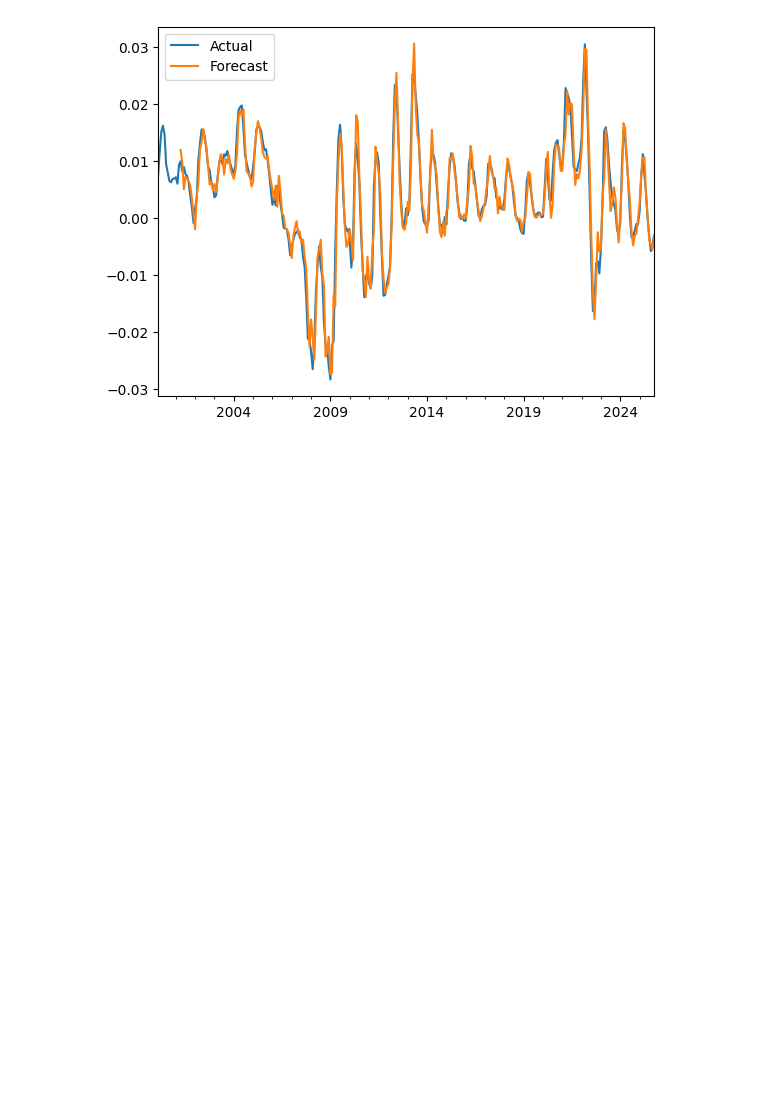
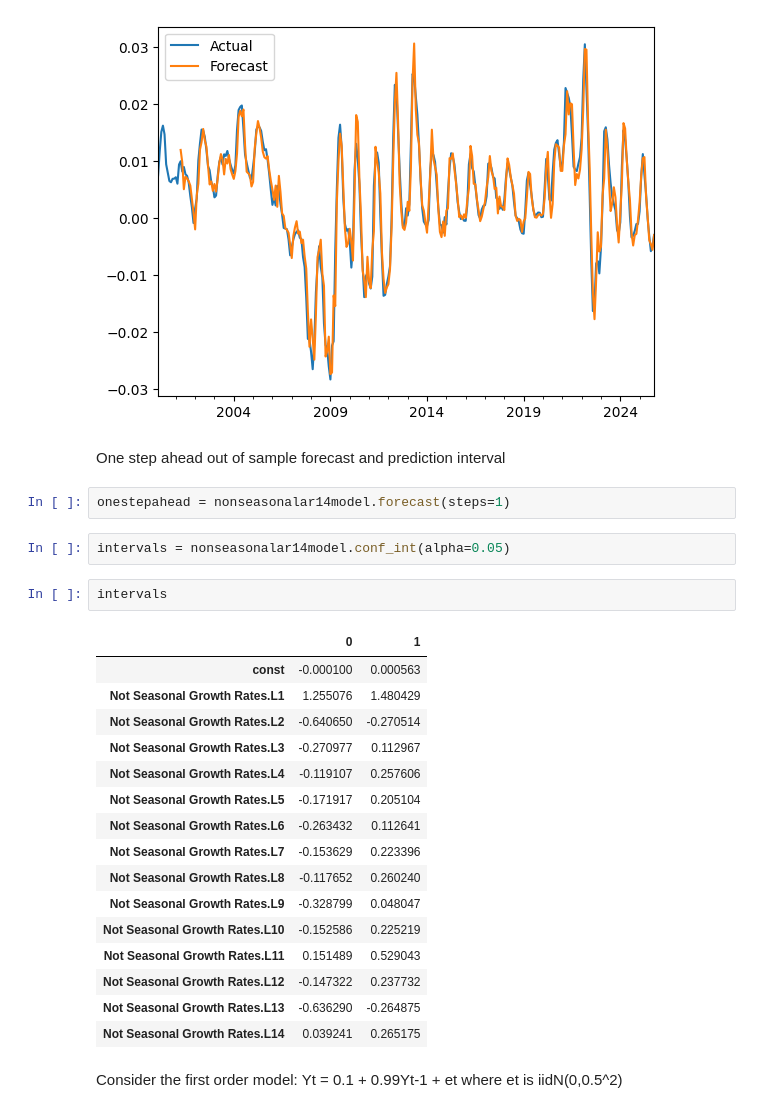
Before and after one commit to ericbeechen/TimeSeries, a Jupyter notebook: HW1.ipynb, the cells around one changed output. Saved outputs shown, nothing was run; the diff lists cells and outputs as text; blank space fills up the shorter version.

```diff
--- a/HW1.ipynb
+++ b/HW1.ipynb
@@ -147,3 +149,30 @@ results.plot()
 # %% [output]
 <Axes: >
 [figure]
+# %% [markdown]
+One step ahead out of sample forecast and prediction interval
+# %%
+onestepahead = nonseasonalar14model.forecast(steps=1)
+# %%
+intervals = nonseasonalar14model.conf_int(alpha=0.05)
+# %%
+intervals
+# %% [output]
+|  | 0 | 1 |
+| const | -0.000100 | 0.000563 |
+| Not Seasonal Growth Rates.L1 | 1.255076 | 1.480429 |
+| Not Seasonal Growth Rates.L2 | -0.640650 | -0.270514 |
+| Not Seasonal Growth Rates.L3 | -0.270977 | 0.112967 |
+| Not Seasonal Growth Rates.L4 | -0.119107 | 0.257606 |
+| Not Seasonal Growth Rates.L5 | -0.171917 | 0.205104 |
+| Not Seasonal Growth Rates.L6 | -0.263432 | 0.112641 |
+| Not Seasonal Growth Rates.L7 | -0.153629 | 0.223396 |
+| Not Seasonal Growth Rates.L8 | -0.117652 | 0.260240 |
+| Not Seasonal Growth Rates.L9 | -0.328799 | 0.048047 |
+| Not Seasonal Growth Rates.L10 | -0.152586 | 0.225219 |
+| Not Seasonal Growth Rates.L11 | 0.151489 | 0.529043 |
+| Not Seasonal Growth Rates.L12 | -0.147322 | 0.237732 |
+| Not Seasonal Growth Rates.L13 | -0.636290 | -0.264875 |
+| Not Seasonal Growth Rates.L14 | 0.039241 | 0.265175 |
+# %% [markdown]
+Consider the first order model: Yt = 0.1 + 0.99Yt-1 + et where et is iidN(0,0.5^2)
```
Also changed, not shown: parts of 1 cell of this notebook.
